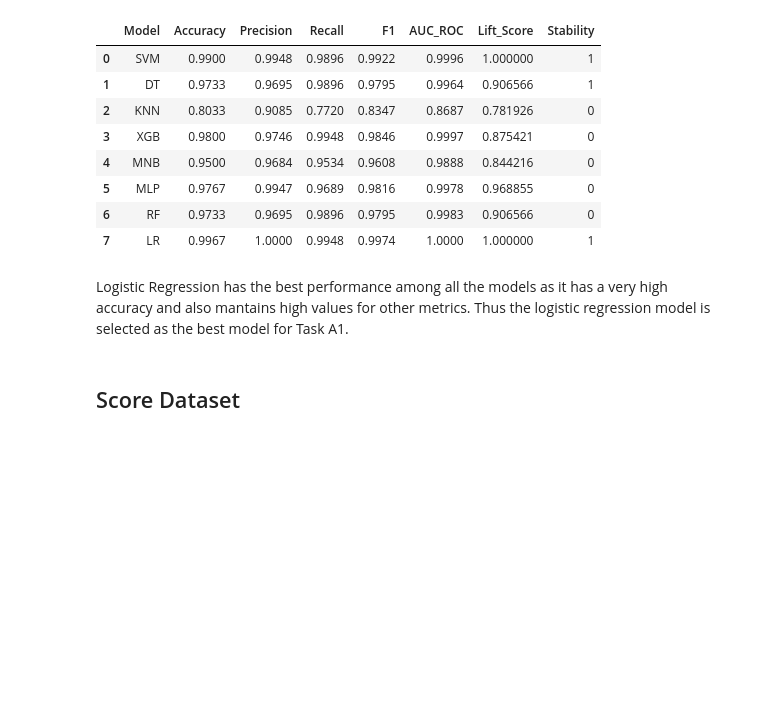
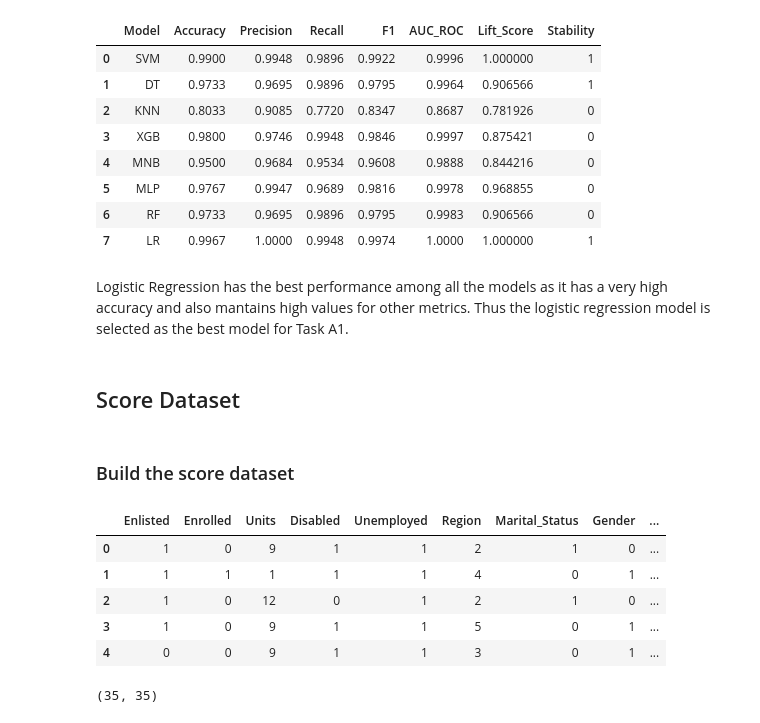
Before and after one commit to MSWinds/dm-group1-project, a Jupyter notebook: Final_Project.ipynb, the cells around one changed output. Saved outputs shown, nothing was run; the diff lists cells and outputs as text; code cells hidden in the pictures; blank space fills up the shorter version.

```diff
--- a/Final_Project.ipynb
+++ b/Final_Project.ipynb
@@ -1912,3 +1913,59 @@ Logistic Regression has the best performance among all the models as it has a ve
 Thus the logistic regression model is selected as the best model for Task A1.
 # %% [markdown]
 ## Score Dataset
+# %% [markdown]
+### Build the score dataset
+# %%
+# Generate a score data set that consists of 35 new cases not found in the original Dataset, which is df_a1
+# Set the random seed for reproducibility
+# np.random.seed(666)
+
+# Select the records from df_a1, except the 'NoPaymentDue' column, as features
+feature_columns = df_a1.drop('NoPaymentDue', axis=1)
+
+# Calculate the min and max values for each numeric column
+feature_mins = feature_columns.min()
+feature_maxs = feature_columns.max()
+
+# Generate 35 random instances for the feature columns with values within each column's range
+num_columns = len(feature_columns.columns)
+num_instances = 35
+score_data = np.zeros((num_instances, num_columns))
+for i, col in enumerate(feature_columns.columns):
+    col_range = feature_maxs[col] - feature_mins[col]
+    np.random.seed(i)
+    score_data[:, i] = np.random.uniform(feature_mins[col], feature_maxs[col], size=num_instances)
+
+# Create a list of column names
+column_names = list(feature_columns.columns)
+
+score_raw = pd.DataFrame(score_data, columns=column_names)
+
+# List of columns that should not be rounded
+columns_to_exclude = [
+    "LongTermPlanningScore",
+    "PowerOrientedScore",
+    "CommunityOrientedScore",
+    "Credit_Score_Raw",
+    "Credit_Score_AgeAdj",
+    "Family_Income_normalized"
+]
+
+# Function to round values if the column is not in the excluded list
+def round_values(col):
+    if col.name not in columns_to_exclude:
+        return col.round().astype(int)
+    return col
+
+# Apply the function to the DataFrame
+score_df = score_raw.apply(round_values)
+
+display(score_df.head(), score_df.shape) # 35 rows, 35 columns as expected, without target variable
+# %% [output]
+|  | Enlisted | Enrolled | Units | Disabled | Unemployed | Region | Marital_Status | Gender | ... |
+| 0 | 1 | 0 | 9 | 1 | 1 | 2 | 1 | 0 | ... |
+| 1 | 1 | 1 | 1 | 1 | 1 | 4 | 0 | 1 | ... |
+| 2 | 1 | 0 | 12 | 0 | 1 | 2 | 1 | 0 | ... |
+| 3 | 1 | 0 | 9 | 1 | 1 | 5 | 0 | 1 | ... |
+| 4 | 0 | 0 | 9 | 1 | 1 | 3 | 0 | 1 | ... |
+(35, 35)
```
Also changed, not shown: parts of 22 cells of this notebook.
